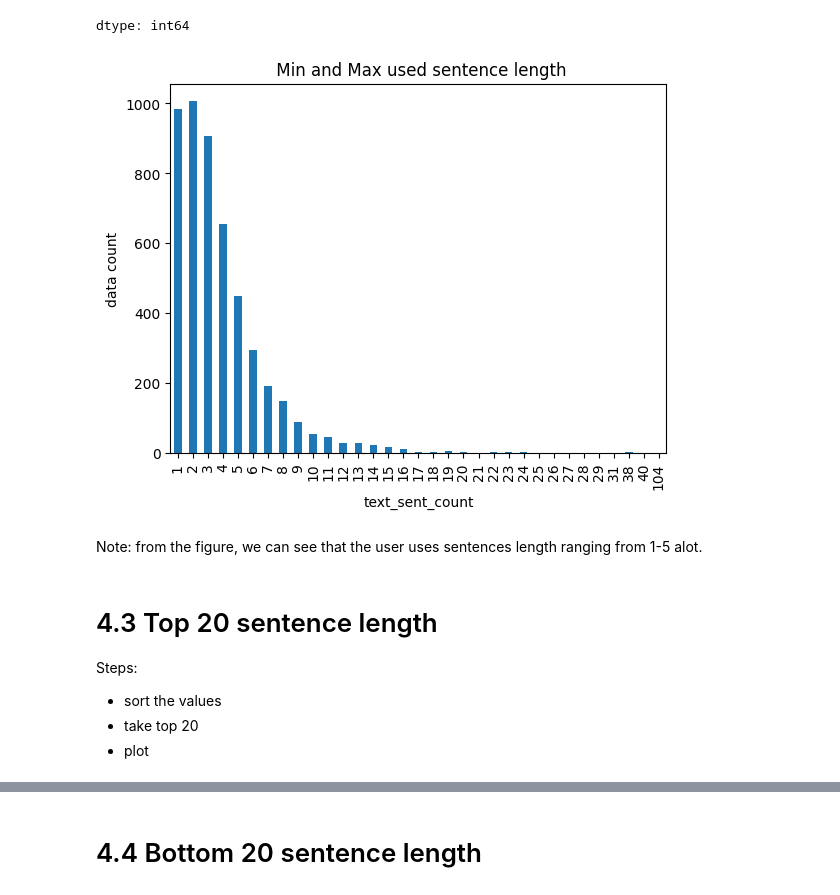
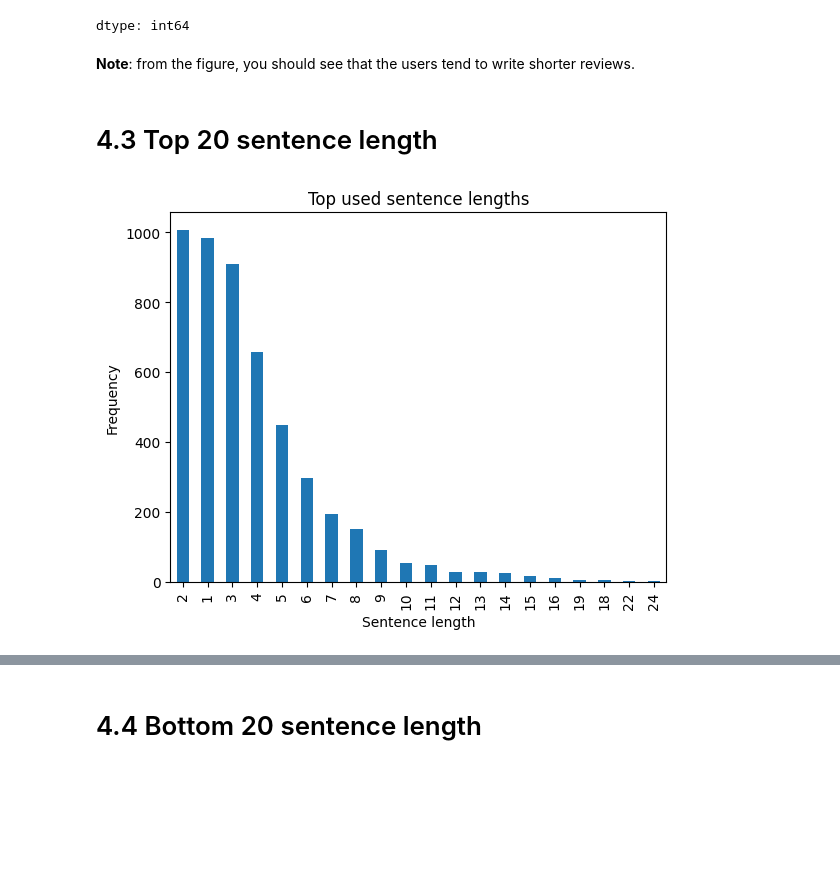
Before and after one commit to loveLH3399/Language-in-Social-Context, a Jupyter notebook: notebooks/Trust_Data_Analysis.ipynb, the cells around one changed output, grey strips where cells are left out. Cells and saved outputs as stored; diff of their text form; code cells hidden in the pictures; blank space fills up the shorter version.

Commit message:
data analysis polished

```diff
--- a/notebooks/Trust_Data_Analysis.ipynb
+++ b/notebooks/Trust_Data_Analysis.ipynb
@@ -222,16 +223,23 @@ dtype: int64
+# %% [markdown]
+<b>Note</b>: from the figure, you should see that the users tend to write shorter reviews.
+# %% [markdown]
+# 4.3 Top 20 sentence length
 # %%
-df_train.text_sent_count.value_counts().sort_index(ascending=True).plot(kind='bar')
-plt.xlabel("text_sent_count")
-plt.ylabel("data count")
-plt.title(' Min and Max used sentence length')
+
+x = df_train.text_sent_count.value_counts().sort_index(ascending=True)
+
+# sort the values
+x = x.sort_values(ascending=False)
+
+# take top 20
+x= x[:20]
+
+# plot
+x.plot(kind='bar')
+plt.xlabel("Sentence length")
+plt.ylabel("Frequency")
+plt.title('Top used sentence lengths')
+
 plt.show()
 # %% [output]
-[figure, old version]
+[figure, new version]
-# %% [markdown]
-Note: from the figure, we can see that the user uses sentences length ranging from 1-5 alot.
-# %% [markdown]
-# 4.3 Top 20 sentence length
-Steps:
-- sort the values
-- take top 20
-- plot
```
Also changed, not shown: parts of 30 cells of this notebook.
